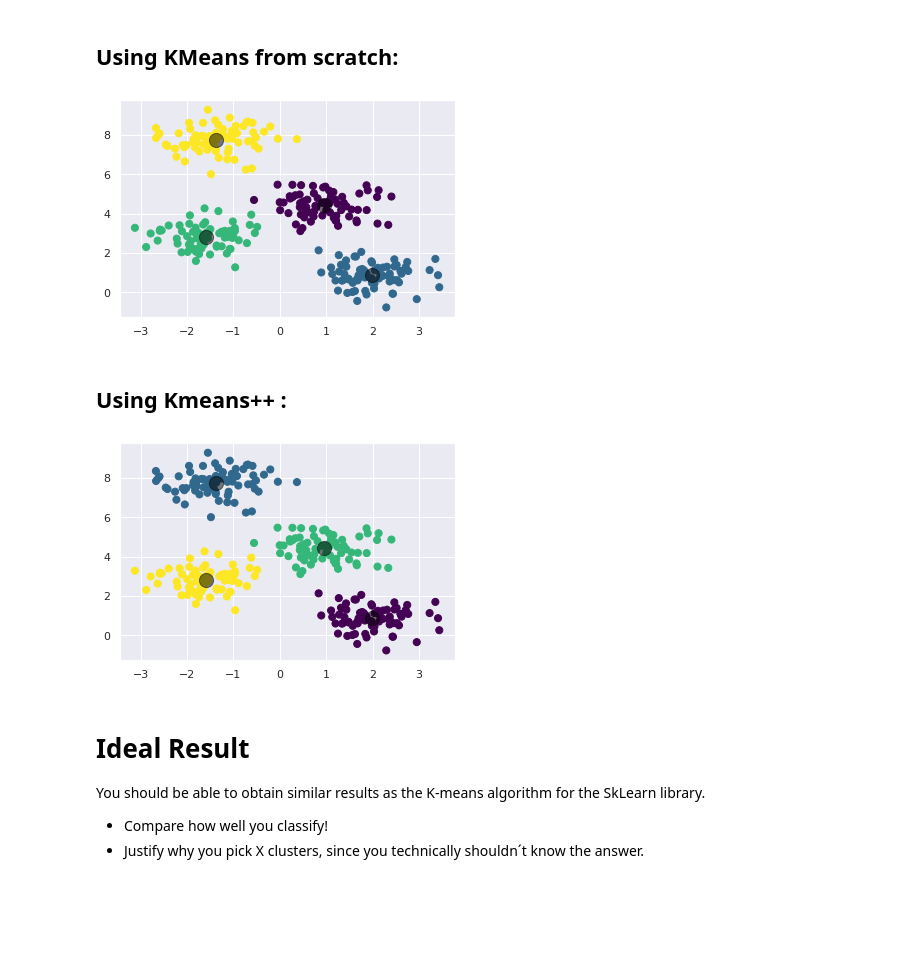
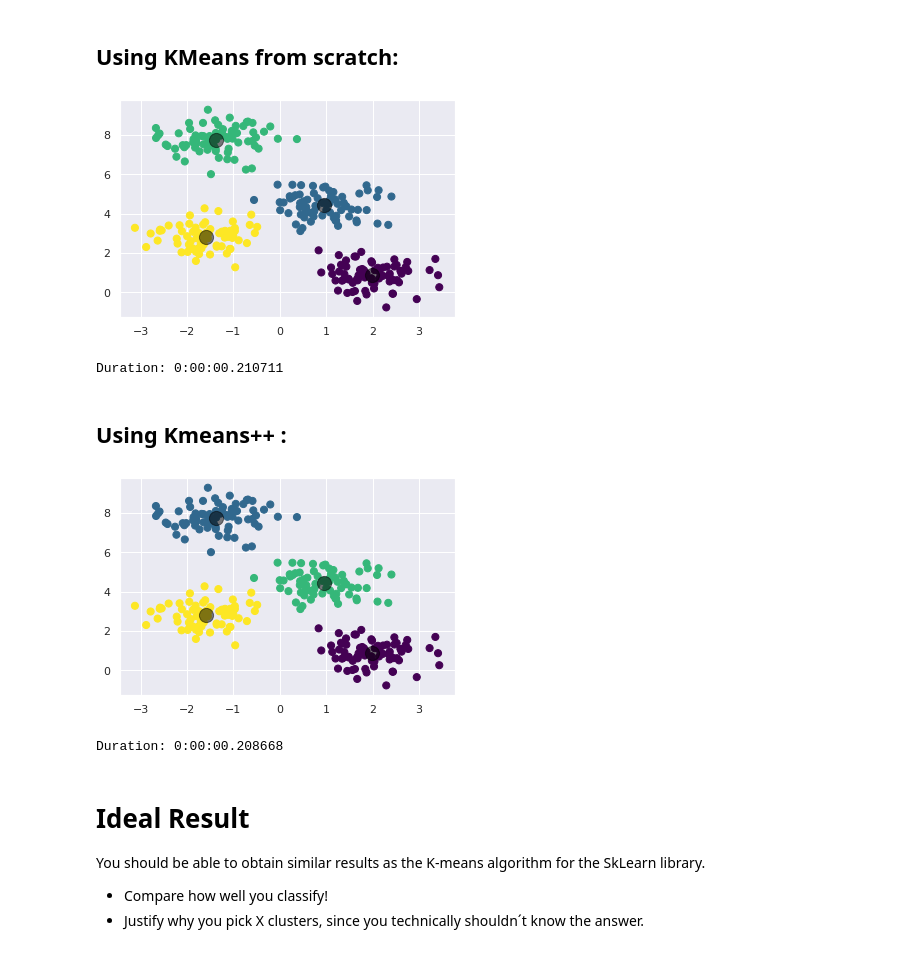
Before and after one commit to KimberleyTaylor/exercises, a Jupyter notebook: M3/d5/00_KMeans_From_Scratch.ipynb, the cells around one changed output. Drawn from its saved outputs; the diff is of its cells as text; code cells hidden in the pictures; blank space fills up the shorter version.

```diff
--- a/M3/d5/00_KMeans_From_Scratch.ipynb
+++ b/M3/d5/00_KMeans_From_Scratch.ipynb
@@ -127,19 +128,27 @@ class K_means:
 # %% [markdown]
 ## Using KMeans from scratch:
 # %%
+start_time = datetime.now()
+
 k_means = K_means(n_cluster=4, max_iter=100)
 k_means.fit(X)
 y_kmeans = k_means.predict(X)
 
 plt.scatter(X[:, 0], X[:, 1], c=y_kmeans, s=50, cmap='viridis')
 centers = k_means.centroids
 plt.scatter(centers[:, 0], centers[:, 1], c='black', s=200, alpha=0.5)
 plt.show()
+
+end_time = datetime.now()
+print('Duration: {}'.format(end_time - start_time))
 # %% [output]
-[figure, old version]
+[figure, new version]
+Duration: 0:00:00.210711
 # %% [markdown]
 ## Using Kmeans++ :
 # %%
+start_time = datetime.now()
+
 k_means = K_means(n_cluster=4, max_iter=100, type="++")
 k_means.fit(X)
 y_kmeans = k_means.predict(X)
@@ -148,8 +157,12 @@ plt.scatter(X[:, 0], X[:, 1], c=y_kmeans, s=50, cmap='viridis')
 centers = k_means.centroids
 plt.scatter(centers[:, 0], centers[:, 1], c='black', s=200, alpha=0.5)
 plt.show()
+
+end_time = datetime.now()
+print('Duration: {}'.format(end_time - start_time))
 # %% [output]
 [figure]
+Duration: 0:00:00.208668
 # %% [markdown]
 # Ideal Result
 You should be able to obtain similar results as the K-means algorithm for the SkLearn library.
```
Also changed, not shown: parts of 9 cells of this notebook.
